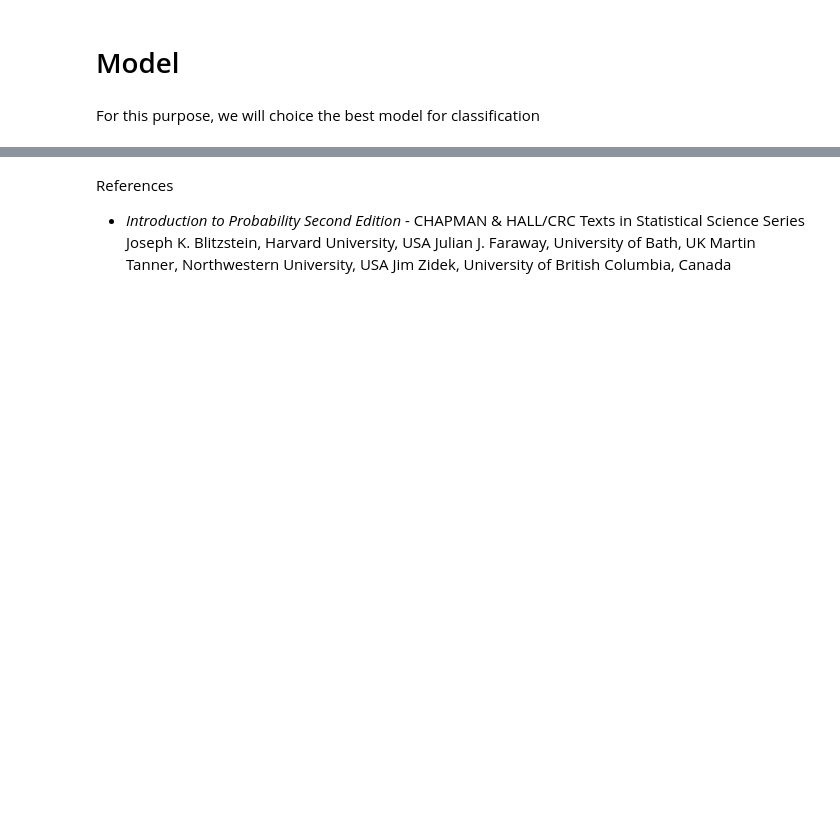
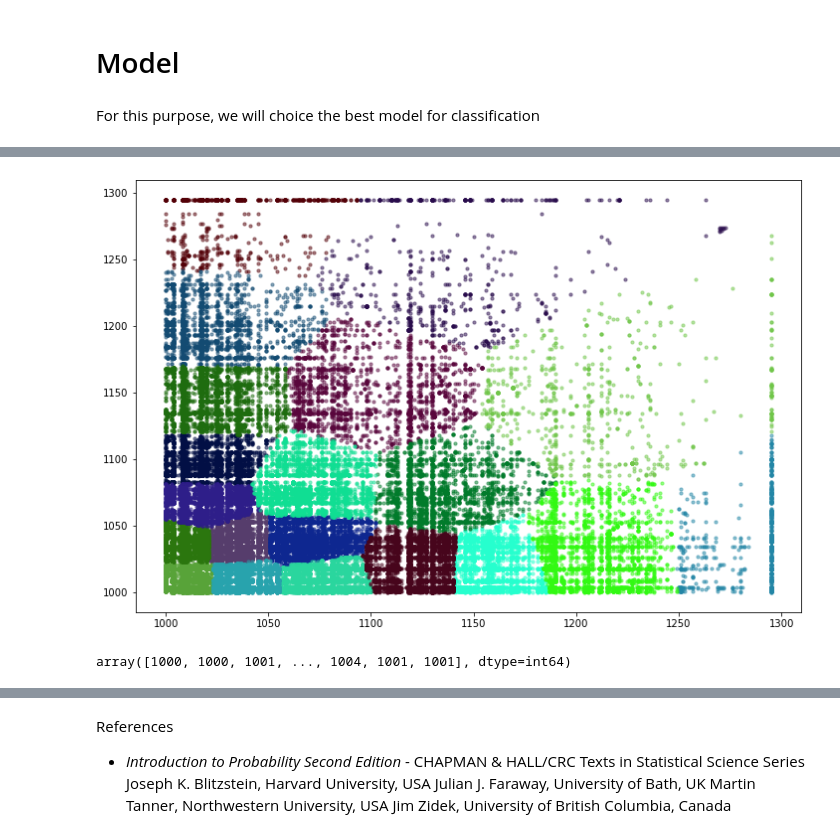
Before and after one commit to dante-cmd/-Relationship-between-web-pages, a Jupyter notebook: 0_sample_space.ipynb, the cells around one changed output, grey strips where cells are left out. Cells and saved outputs as stored; diff of their text form; code cells hidden in the pictures; blank space fills up the shorter version.

```diff
--- a/0_sample_space.ipynb
+++ b/0_sample_space.ipynb
@@ -304,0 +210,8 @@ cross_user_attr
+# %%
+from sklearn.cluster import DBSCAN
+
+
+dbscan = DBSCAN(eps=0.05, min_samples=5)
+X_train = combinated_data.values
+X = X_train/X_train.max()
+dbscan.fit(X)
@@ -304,0 +235,25 @@ cross_user_attr
+# %%
+
+def plot_fig(X, clusters):
+    _, ax = plt.subplots(figsize = (12, 8))
+    unique_cluster = np.unique(clusters)
+    random_abs = np.abs(np.random.randn(len(unique_cluster), 3))
+    colors = np.abs(random_abs)/random_abs.max()
+
+    for (cluster, color) in zip(unique_cluster, colors):
+        ax.scatter(
+            X[clusters == cluster,0],
+            X[clusters == cluster,1],
+            alpha = 0.5,
+            s = 10,
+            color = tuple(color)
+        )
+
+# np.random.seed(599)
+plot_fig(X_train, clusters)
+# %% [output]
+[figure, added]
+# %%
+X_train[clusters == 5, 0]
+# %% [output]
+array([1000, 1000, 1001, ..., 1004, 1001, 1001], dtype=int64)
```
Also changed, not shown: parts of 35 cells of this notebook.
